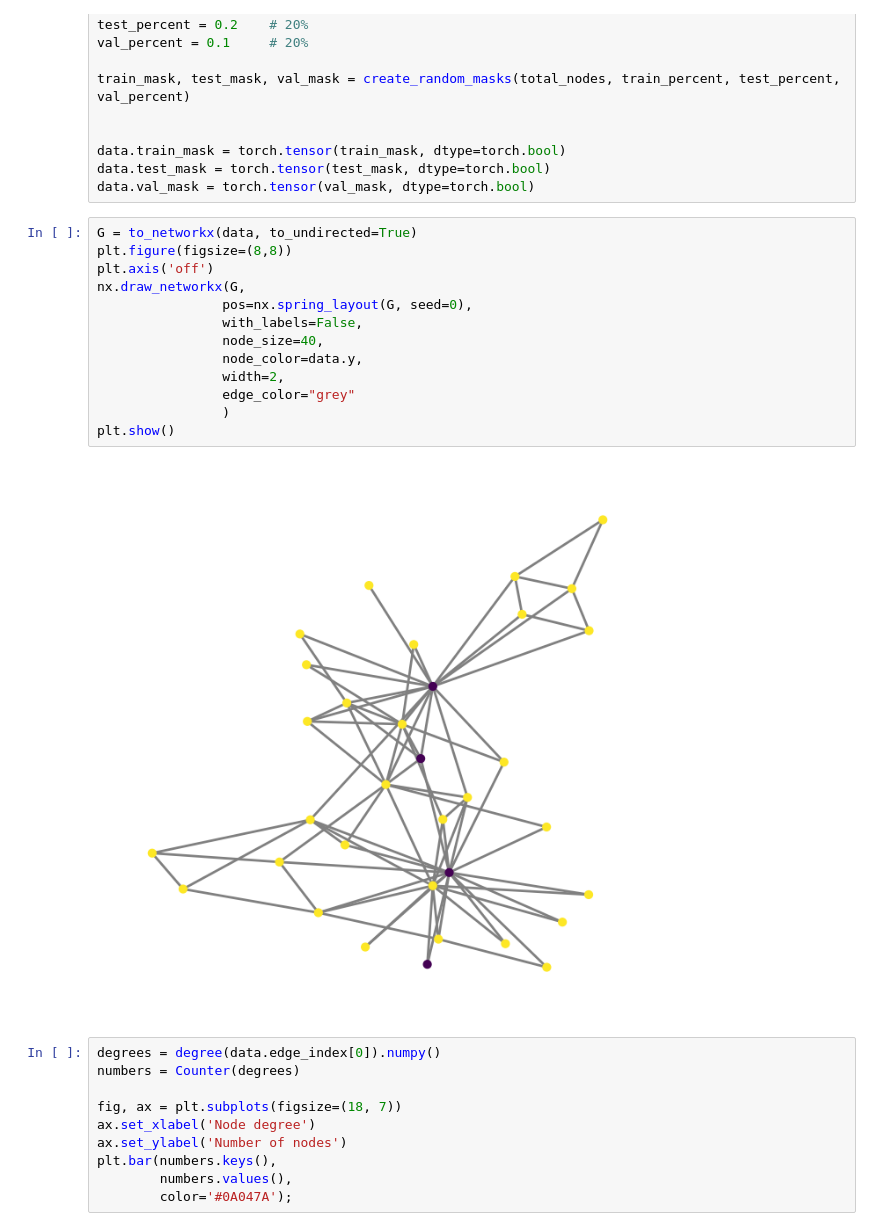
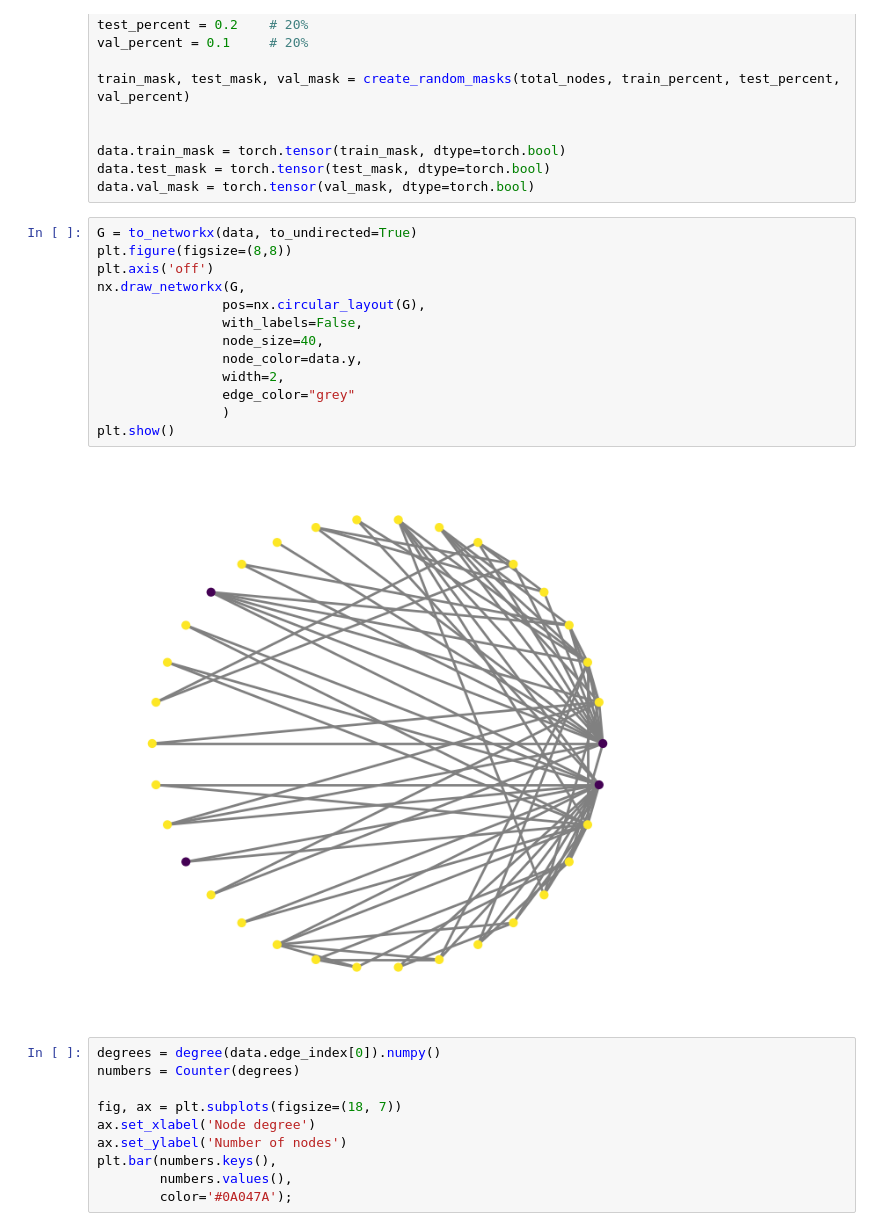
Before and after one commit to TAUforPython/machinelearning, a Jupyter notebook: example NN GCN GAT.ipynb, the cells around one changed output. Drawn from its saved outputs; the diff is of its cells as text.

```diff
--- a/example NN GCN GAT.ipynb
+++ b/example NN GCN GAT.ipynb
@@ -408,18 +408,18 @@ data.val_mask = torch.tensor(val_mask, dtype=torch.bool)
 # %%
 G = to_networkx(data, to_undirected=True)
 plt.figure(figsize=(8,8))
 plt.axis('off')
 nx.draw_networkx(G,
-                pos=nx.spring_layout(G, seed=0),
+                pos=nx.circular_layout(G),
                 with_labels=False,
                 node_size=40,
                 node_color=data.y,
                 width=2,
                 edge_color="grey"
                 )
 plt.show()
 # %% [output]
-[figure, old version]
+[figure, new version]
 # %%
 degrees = degree(data.edge_index[0]).numpy()
 numbers = Counter(degrees)
```
Also changed, not shown: parts of 1 cell of this notebook.
